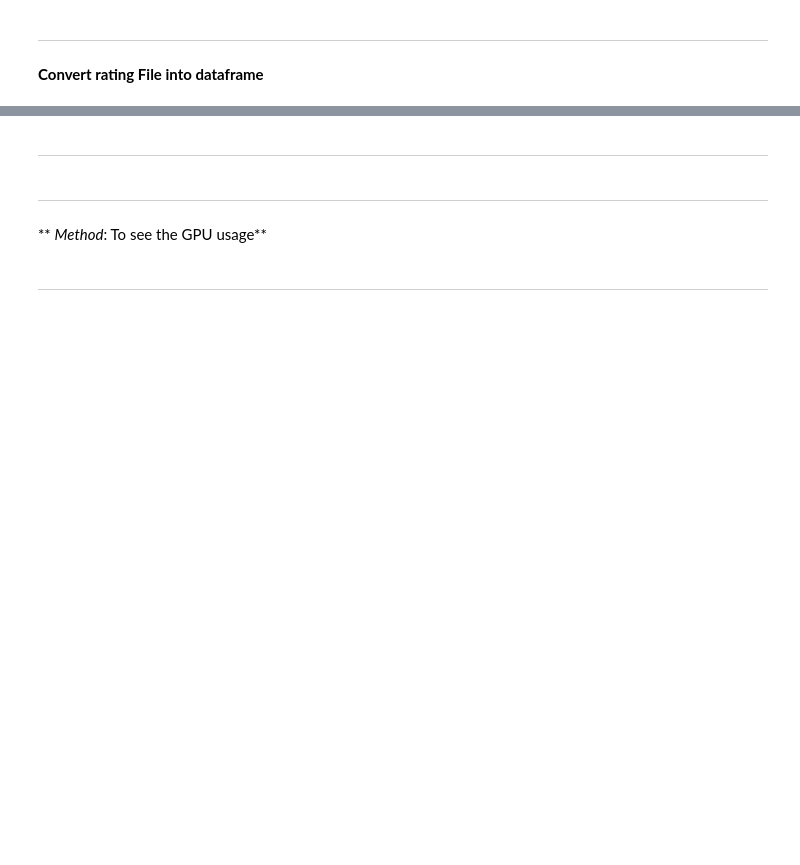
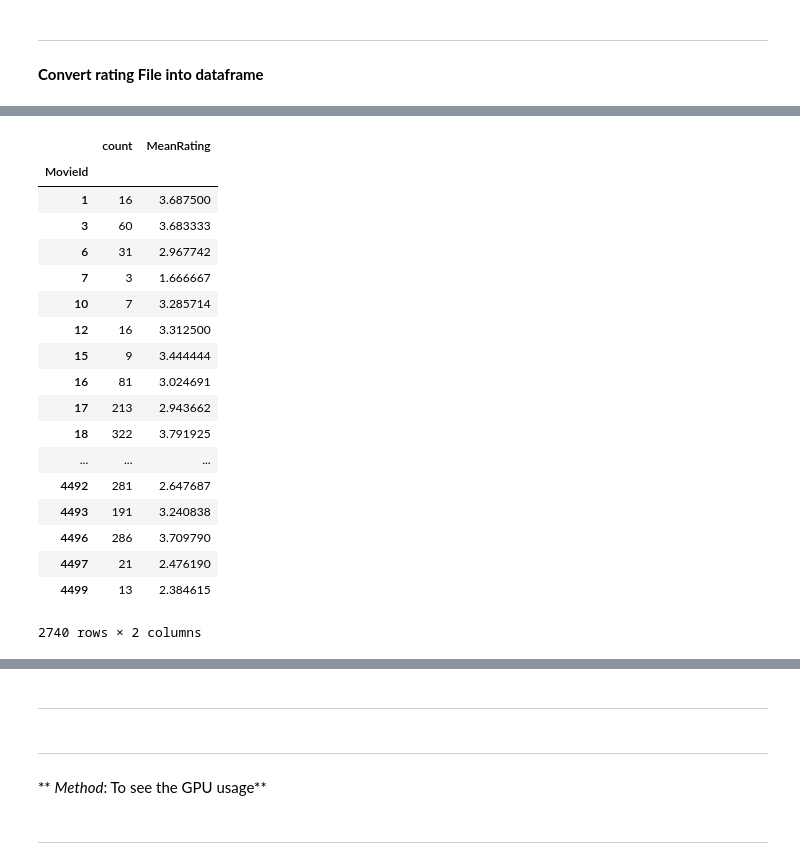
Before and after one commit to ShriPunta/Netflix-Graph-Dataset-Project, a Jupyter notebook: ParsingTheCombinedFile.ipynb, the cells around one changed output, grey strips where cells are left out. Saved outputs shown, nothing was run; the diff lists cells and outputs as text; code cells hidden in the pictures; blank space fills up the shorter version.

```diff
--- a/ParsingTheCombinedFile.ipynb
+++ b/ParsingTheCombinedFile.ipynb
@@ -357,0 +377,26 @@ test_file_df['YearReleased'] = test_file_df['MovieId'].map(key_file_df['Year'])
+# %%
+infor_df = pd.DataFrame({'count' : test_file_df.groupby( [ "MovieId"] ).size()})
+infor_df['MeanRating'] = test_file_df.groupby( [ "MovieId"])['Rating'].mean()
+
+#print(infor_df.sort_values(by='count',ascending=False))
+infor_df
+# %% [output]
+|  | count | MeanRating |
+| MovieId |  |  |
+| 1 | 16 | 3.687500 |
+| 3 | 60 | 3.683333 |
+| 6 | 31 | 2.967742 |
+| 7 | 3 | 1.666667 |
+| 10 | 7 | 3.285714 |
+| 12 | 16 | 3.312500 |
+| 15 | 9 | 3.444444 |
+| 16 | 81 | 3.024691 |
+| 17 | 213 | 2.943662 |
+| 18 | 322 | 3.791925 |
+| ... | ... | ... |
+| 4492 | 281 | 2.647687 |
+| 4493 | 191 | 3.240838 |
+| 4496 | 286 | 3.709790 |
+| 4497 | 21 | 2.476190 |
+| 4499 | 13 | 2.384615 |
+2740 rows × 2 columns
```
Also changed, not shown: parts of 18 cells of this notebook.
